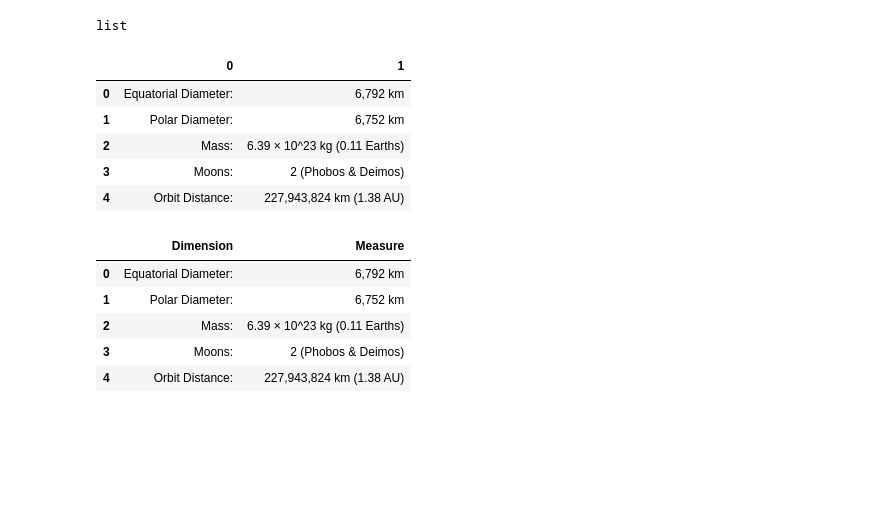
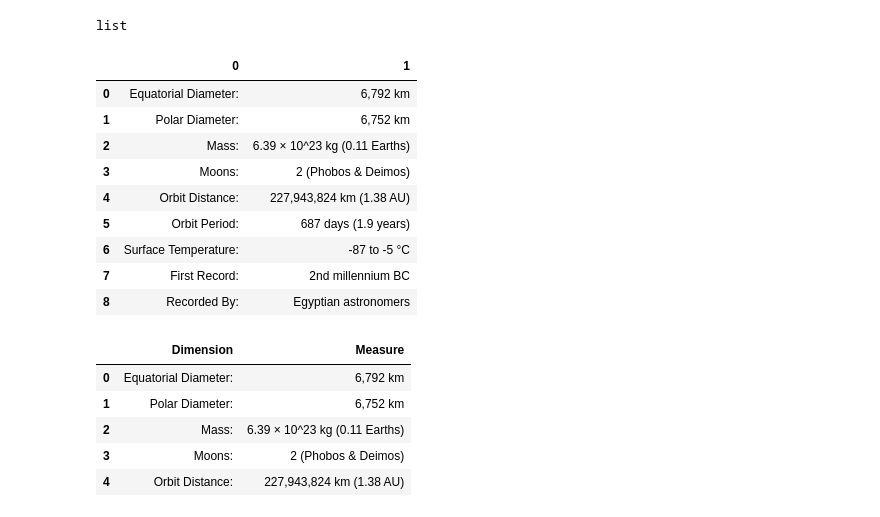
Before and after one commit to emmobley63/Scrape-Mars, a Jupyter notebook: Missions_to_Mars/mission_to_mars.ipynb, the cells around one changed output. Saved outputs shown, nothing was run; the diff lists cells and outputs as text; code cells hidden in the pictures; blank space fills up the shorter version.

```diff
--- a/Missions_to_Mars/mission_to_mars.ipynb
+++ b/Missions_to_Mars/mission_to_mars.ipynb
@@ -125,14 +123,18 @@ type(tables)
 list
 # %%
 df = tables[0]
-df.head()
+df.head(10)
 # %% [output]
 |  | 0 | 1 |
 | 0 | Equatorial Diameter: | 6,792 km |
 | 1 | Polar Diameter: | 6,752 km |
 | 2 | Mass: | 6.39 × 10^23 kg (0.11 Earths) |
 | 3 | Moons: | 2 (Phobos & Deimos) |
 | 4 | Orbit Distance: | 227,943,824 km (1.38 AU) |
+| 5 | Orbit Period: | 687 days (1.9 years) |
+| 6 | Surface Temperature: | -87 to -5 °C |
+| 7 | First Record: | 2nd millennium BC |
+| 8 | Recorded By: | Egyptian astronomers |
 # %%
 df.columns = ['Dimension', 'Measure']
 # %%
```
Also changed, not shown: parts of 11 cells of this notebook.
